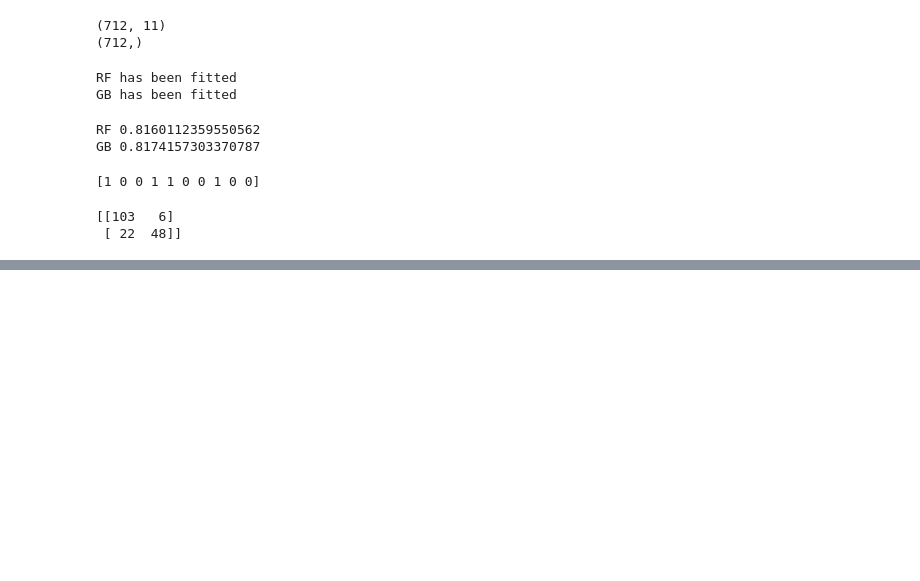
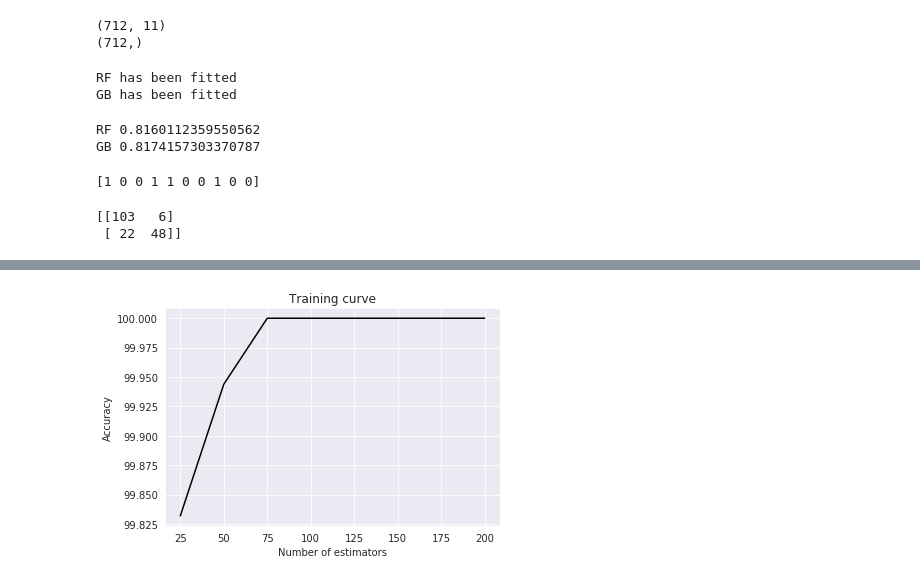
Before and after one commit to FatimaMoqran/titanic, a Jupyter notebook: Titanic_projet_V2.ipynb, the cells around one changed output, grey strips where cells are left out. Drawn from its saved outputs; the diff is of its cells as text; code cells hidden in the pictures; blank space fills up the shorter version.

```diff
--- a/Titanic_projet_V2.ipynb
+++ b/Titanic_projet_V2.ipynb
@@ -176,0 +245,10 @@ print(cm)
+# %%
+#validation curves
+from sklearn.model_selection import validation_curve
+classifier = RandomForestClassifier(random_state=123)
+parameter_grid = np.linspace(25, 200, 8).astype(int)
+
+train_scores, validation_score = validation_curve(classifier, X,y,'n_estimators', parameter_grid, cv = 5)
+print('validation curves')
+print(f'\nParam : n_estimators\nTraining scores: \n {train_scores}')
+print(f'\nParam : n_estimators\nValidation score:\n {validation_score}')
@@ -176,0 +273,10 @@ print(cm)
+# %%
+#plot the curve
+plt.figure()
+plt.plot(parameter_grid,100*np.average(train_scores, axis = 1), color = 'black')
+plt.title('Training curve')
+plt.xlabel('Number of estimators')
+plt.ylabel('Accuracy')
+plt.show()
+# %% [output]
+[figure, added]
```
Also changed, not shown: parts of 11 cells of this notebook.
